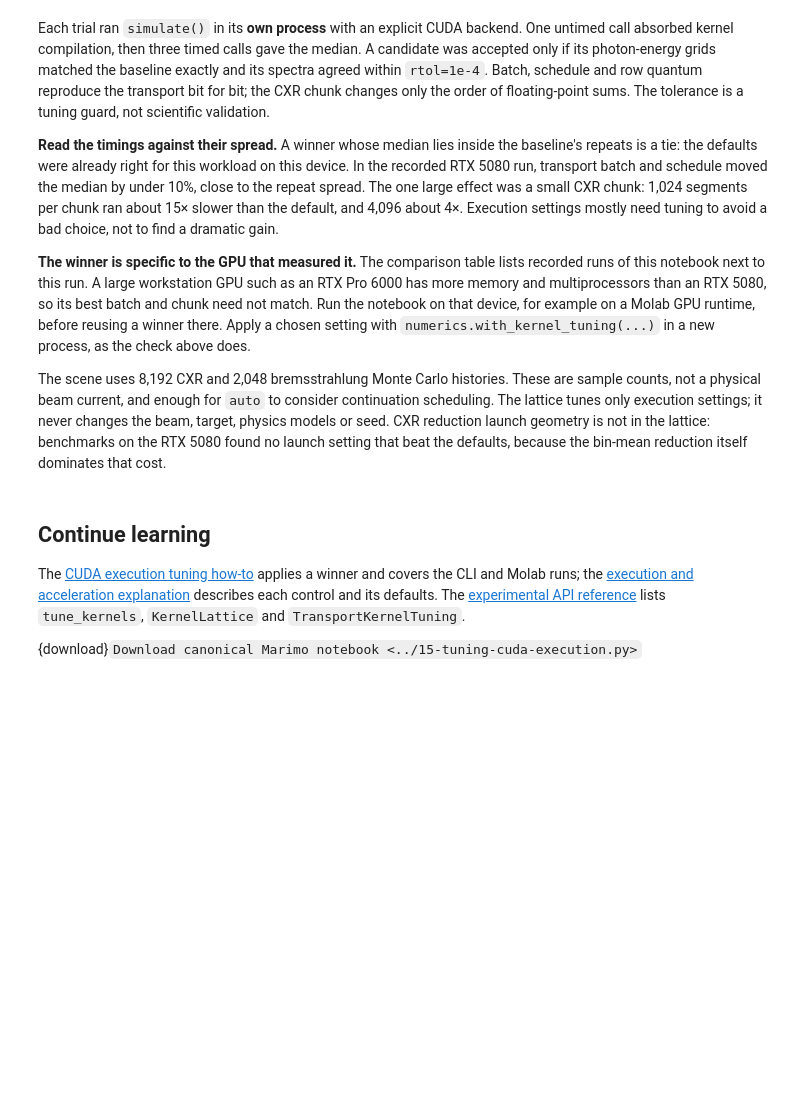
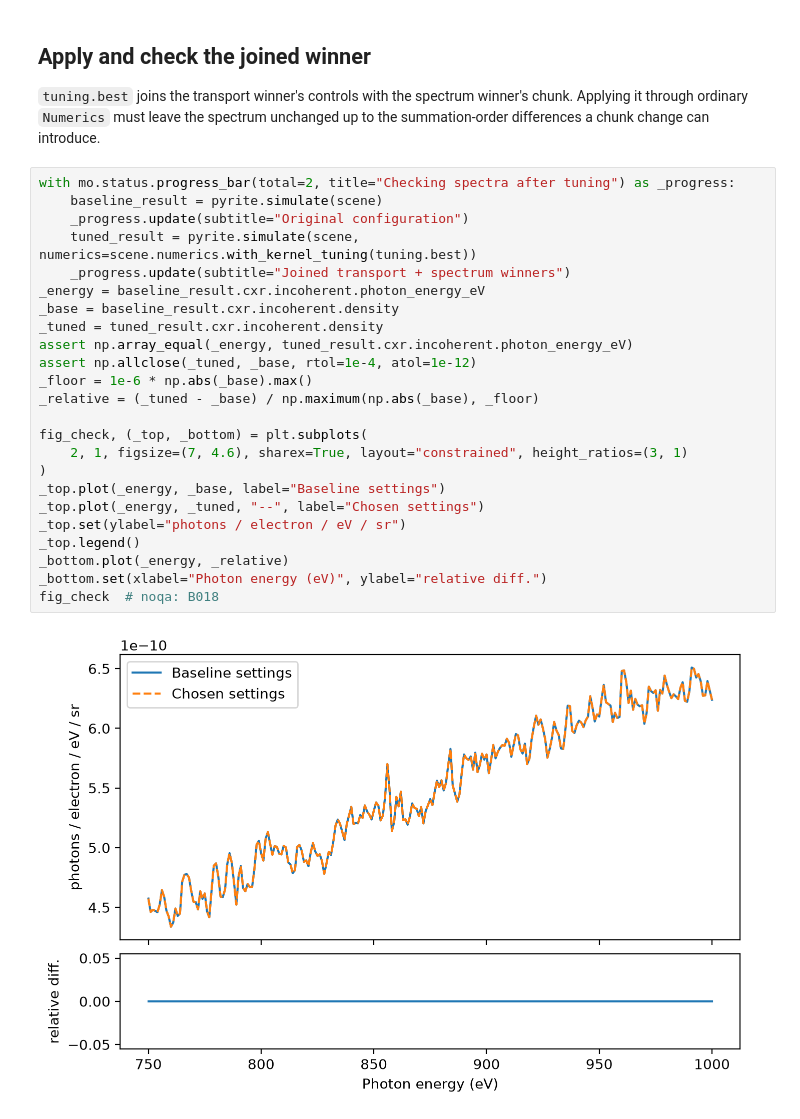
Before and after one commit to Quantum-Light-Matter-Cooperative-QLMC/pyrite, a Jupyter notebook: docs/notebooks/specialized/15-tuning-cuda-execution.ipynb, the cells around one changed output. Cells and saved outputs as stored; diff of their text form; blank space fills up the shorter version.

```diff
--- a/docs/notebooks/specialized/15-tuning-cuda-execution.ipynb
+++ b/docs/notebooks/specialized/15-tuning-cuda-execution.ipynb
@@ -182,45 +230,33 @@ mo.md("\n".join(_rows))
 # %% [markdown]
-Each trial ran `simulate()` in its **own process** with an explicit CUDA
-backend. One untimed call absorbed kernel compilation, then three timed
-calls gave the median. A candidate was accepted only if its photon-energy
-grids matched the baseline exactly and its spectra agreed within
-`rtol=1e-4`. Batch, schedule and row quantum reproduce the transport bit
-for bit; the CXR chunk changes only the order of floating-point sums. The
-tolerance is a tuning guard, not scientific validation.
+## Apply and check the joined winner
 
-**Read the timings against their spread.** A winner whose median lies
-inside the baseline's repeats is a tie: the defaults were already right
-for this workload on this device. In the recorded RTX 5080 run, transport
-batch and schedule moved the median by under 10%, close to the repeat
-spread. The one large effect was a small CXR chunk: 1,024 segments per
-chunk ran about 15× slower than the default, and 4,096 about 4×.
-Execution settings mostly need tuning to avoid a bad choice, not to find a
-dramatic gain.
-
-**The winner is specific to the GPU that measured it.** The comparison
-table lists recorded runs of this notebook next to this run. A large
-workstation GPU such as an RTX Pro 6000 has more memory and multiprocessors
-than an RTX 5080, so its best batch and chunk need not match. Run the
-notebook on that device, for example on a Molab GPU runtime, before
-reusing a winner there. Apply a chosen setting with
-`numerics.with_kernel_tuning(...)` in a new process, as the check above
-does.
-
-The scene uses 8,192 CXR and 2,048 bremsstrahlung Monte Carlo histories.
-These are sample counts, not a physical beam current, and enough for `auto`
-to consider continuation scheduling. The lattice tunes only execution
-settings; it never changes the beam, target, physics models or seed. CXR
-reduction launch geometry is not in the lattice: benchmarks on the RTX 5080
-found no launch setting that beat the defaults, because the bin-mean
-reduction itself dominates that cost.
+`tuning.best` joins the transport winner's controls with the spectrum
+winner's chunk. Applying it through ordinary `Numerics` must leave the
+spectrum unchanged up to the summation-order differences a chunk change
+can introduce.
-# %% [markdown]
-## Continue learning
-
-The [CUDA execution tuning how-to](../../guides/batch-chunk-tuning.md) applies a
-winner and covers the CLI and Molab runs; the
-[execution and acceleration explanation](../../computation/execution-and-acceleration.md)
-describes each control and its defaults. The
-[experimental API reference](../../reference/python-api/experimental.md#cuda-execution-tuning)
-lists `tune_kernels`, `KernelLattice` and `TransportKernelTuning`.
-
-{download}`Download canonical Marimo notebook <../15-tuning-cuda-execution.py>`
+# %%
+with mo.status.progress_bar(total=2, title="Checking spectra after tuning") as _progress:
+    baseline_result = pyrite.simulate(scene)
+    _progress.update(subtitle="Original configuration")
+    tuned_result = pyrite.simulate(scene, numerics=scene.numerics.with_kernel_tuning(tuning.best))
+    _progress.update(subtitle="Joined transport + spectrum winners")
+_energy = baseline_result.cxr.incoherent.photon_energy_eV
+_base = baseline_result.cxr.incoherent.density
+_tuned = tuned_result.cxr.incoherent.density
+assert np.array_equal(_energy, tuned_result.cxr.incoherent.photon_energy_eV)
+assert np.allclose(_tuned, _base, rtol=1e-4, atol=1e-12)
+_floor = 1e-6 * np.abs(_base).max()
+_relative = (_tuned - _base) / np.maximum(np.abs(_base), _floor)
+
+fig_check, (_top, _bottom) = plt.subplots(
+    2, 1, figsize=(7, 4.6), sharex=True, layout="constrained", height_ratios=(3, 1)
+)
+_top.plot(_energy, _base, label="Baseline settings")
+_top.plot(_energy, _tuned, "--", label="Chosen settings")
+_top.set(ylabel="photons / electron / eV / sr")
+_top.legend()
+_bottom.plot(_energy, _relative)
+_bottom.set(xlabel="Photon energy (eV)", ylabel="relative diff.")
+fig_check  # noqa: B018
+# %% [output]
+[figure, added]
```
Also changed, not shown: parts of 11 cells of this notebook, 19 other files.
